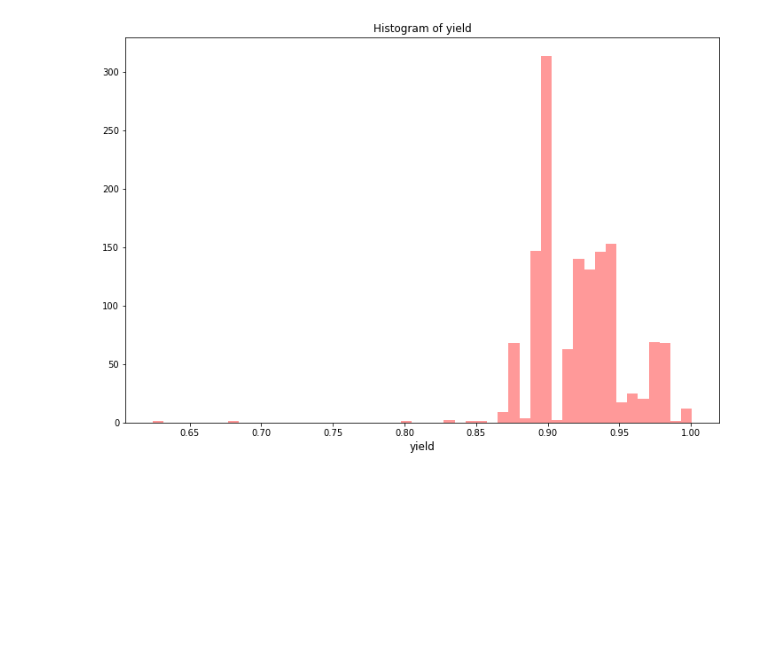
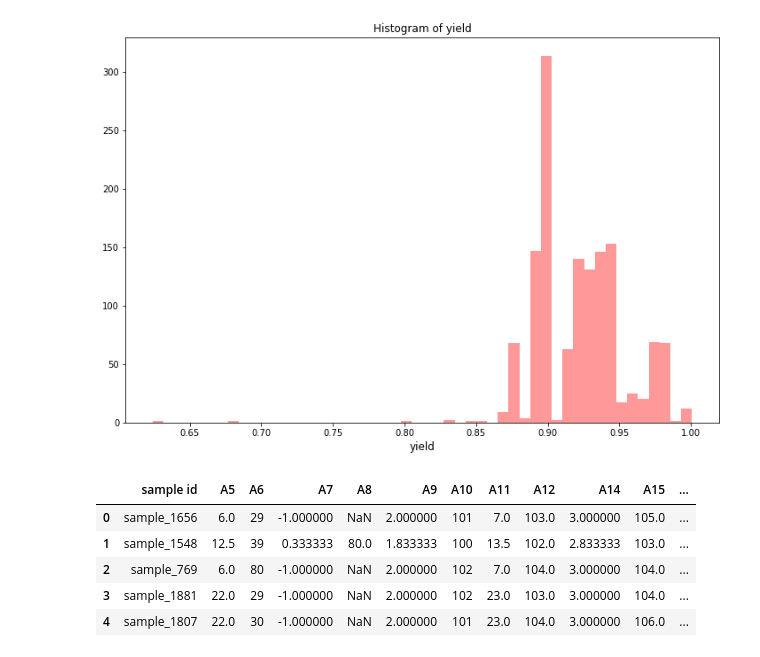
Before and after one commit to yarntime/machine-learning, a Jupyter notebook: tianchi/jinnan.ipynb, the cells around one changed output. Cells and saved outputs as stored; diff of their text form; code cells hidden in the pictures; blank space fills up the shorter version.

```diff
--- a/tianchi/jinnan.ipynb
+++ b/tianchi/jinnan.ipynb
@@ -125,33 +124,14 @@ train_df = train_df[train_df[target_col]>0.87]
 # %%
 def TimeToInt(str, previous = 0):
     now = 0
-    previous = 0
     try:
         time = str.split(":")
         now = int(time[0]) * 60 + int(time[1])
         if now < previous:
             now += 24 * 60
     except:
-        return previous + 60
-    return now
-
-def timeTranSecond(t):
-    try:
-        t,m,s=t.split(":")
-    except:
-        if t=='1900/1/9 7:00':
-            return 7*3600
-        elif t=='1900/1/1 2:30':
-            return (2*3600+30*60)
-        elif t==-1:
-            return -1
-        else:
-            return 0
-    try:
-        tm = int(t)*3600+int(m)*60+int(s)
-    except:
-        return -1
-    return tm
+        now = -1
+    return now / 60
 
 def getInt(str):
     val = str.split(":")
@@ -172,11 +152,15 @@ def TimeToDuration(se):
         return 0
 
 def Between(t1, t2):
+    if t1 < 0 or t2 < 0:
+        return -1
     duration = 0
     try:
-        duration = t2 - t1
+        duration = t1 - t2
+        if duration < 0:
+            duration += 24.0
     except:
-        duration = 0
+        duration = -1
     return duration
 # %%
 for df in [train_df, test_df]:
@@ -193,6 +177,26 @@ for df in [train_df, test_df]:
 #for df in [train_df, test_df]:
 #    for col in ['A5','A7','A9','A11','A14','A16','A24','A26','B5','B7']:
 #        df[col] = df.apply(lambda df: timeTranSecond(df[col]), axis=1)
+# %%
+for df in [train_df, test_df]:
+    df['A7A5'] = df.apply(lambda x: Between(x['A7'], x['A5']), axis=1)
+    df['A9A5'] = df.apply(lambda x: Between(x['A9'], x['A5']), axis=1)
+    df['A11A9'] = df.apply(lambda x: Between(x['A11'], x['A9']), axis=1)
+    df['A14A11'] = df.apply(lambda x: Between(x['A14'], x['A11']), axis=1)
+    df['A16A14'] = df.apply(lambda x: Between(x['A16'], x['A14']), axis=1)
+    df['A24A16'] = df.apply(lambda x: Between(x['A24'], x['A16']), axis=1)
+    df['A26A24'] = df.apply(lambda x: Between(x['A26'], x['A24']), axis=1)
+    df['B5A26'] = df.apply(lambda x: Between(x['B5'], x['A26']), axis=1)
+    df['B7B5'] = df.apply(lambda x: Between(x['B7'], x['B5']), axis=1)
+# %%
+df.head()
+# %% [output]
+|  | sample id | A5 | A6 | A7 | A8 | A9 | A10 | A11 | A12 | A14 | A15 | ... |
+| 0 | sample_1656 | 6.0 | 29 | -1.000000 | NaN | 2.000000 | 101 | 7.0 | 103.0 | 3.000000 | 105.0 | ... |
+| 1 | sample_1548 | 12.5 | 39 | 0.333333 | 80.0 | 1.833333 | 100 | 13.5 | 102.0 | 2.833333 | 103.0 | ... |
+| 2 | sample_769 | 6.0 | 80 | -1.000000 | NaN | 2.000000 | 102 | 7.0 | 104.0 | 3.000000 | 104.0 | ... |
+| 3 | sample_1881 | 22.0 | 29 | -1.000000 | NaN | 2.000000 | 102 | 23.0 | 103.0 | 3.000000 | 104.0 | ... |
+| 4 | sample_1807 | 22.0 | 30 | -1.000000 | NaN | 2.000000 | 101 | 23.0 | 104.0 | 3.000000 | 106.0 | ... |
 # %%
 for df in [train_df, test_df]:
     for col in ['A20', 'A28', 'B4', 'B9', 'B10', 'B11']:
```
Also changed, not shown: parts of 11 cells of this notebook, 1 other file.
